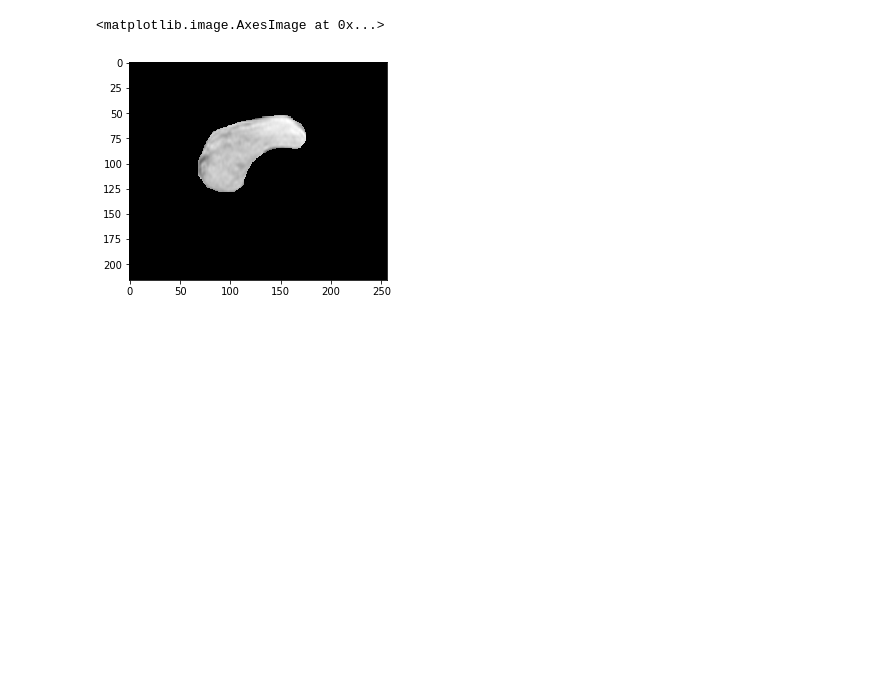
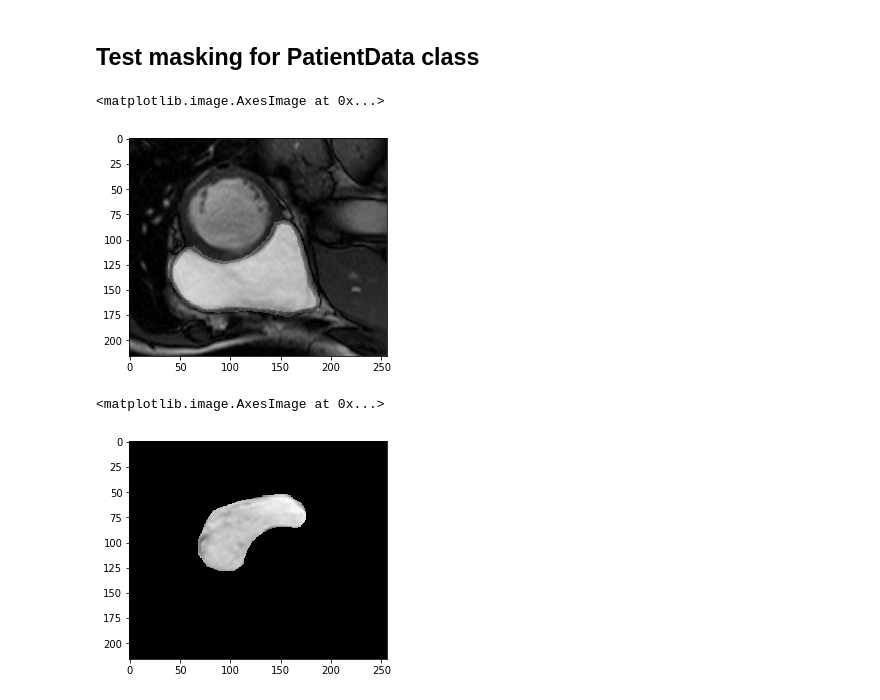
Before and after one commit to chuckyee/cardiac-segmentation, a Jupyter notebook: notebooks/Cardiac MRI Data Exploration.ipynb, the cells around one changed output. Cells and saved outputs as stored; diff of their text form; code cells hidden in the pictures; blank space fills up the shorter version.

Commit message:
Test usage of PatientData class.

```diff
--- a/notebooks/Cardiac MRI Data Exploration.ipynb
+++ b/notebooks/Cardiac MRI Data Exploration.ipynb
@@ -7,3 +7,5 @@ import matplotlib.pyplot as plt
 from PIL import Image, ImageDraw
 
 %matplotlib inline
+# %% [markdown]
+## Test masking for PatientData class
@@ -10,3 +16,15 @@ from PIL import Image, ImageDraw
+# %%
+p = patient.PatientData("../../../datasets/cardiac-mri/TrainingSet/patient09/")
+# %%
+endo = np.loadtxt("../test-assets/patient09/endocardium-p09-0020.mask")
+epi = np.loadtxt("../test-assets/patient09/epicardium-p09-0020.mask")
+# %%
+plt.imshow(p.images[0], cmap=plt.cm.gray)
+plt.imshow(endo, cmap=plt.cm.gray, alpha=0.2)
+plt.imshow(epi, cmap=plt.cm.gray, alpha=0.2)
+# %% [output]
+<matplotlib.image.AxesImage at 0x...>
+[figure, added]
 # %%
 BW_8BIT = 'L'
 polygon = list(zip(inner[0], inner[1]))
```
Also changed, not shown: parts of 1 cell of this notebook.
